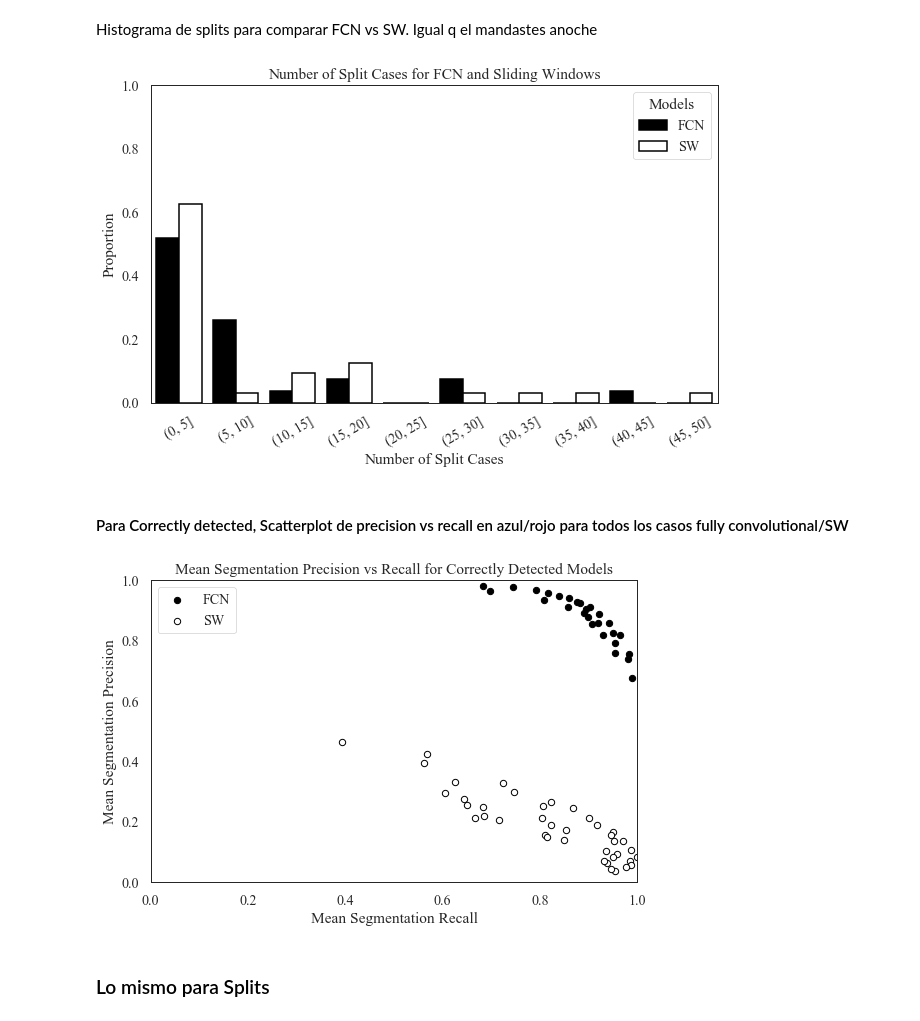
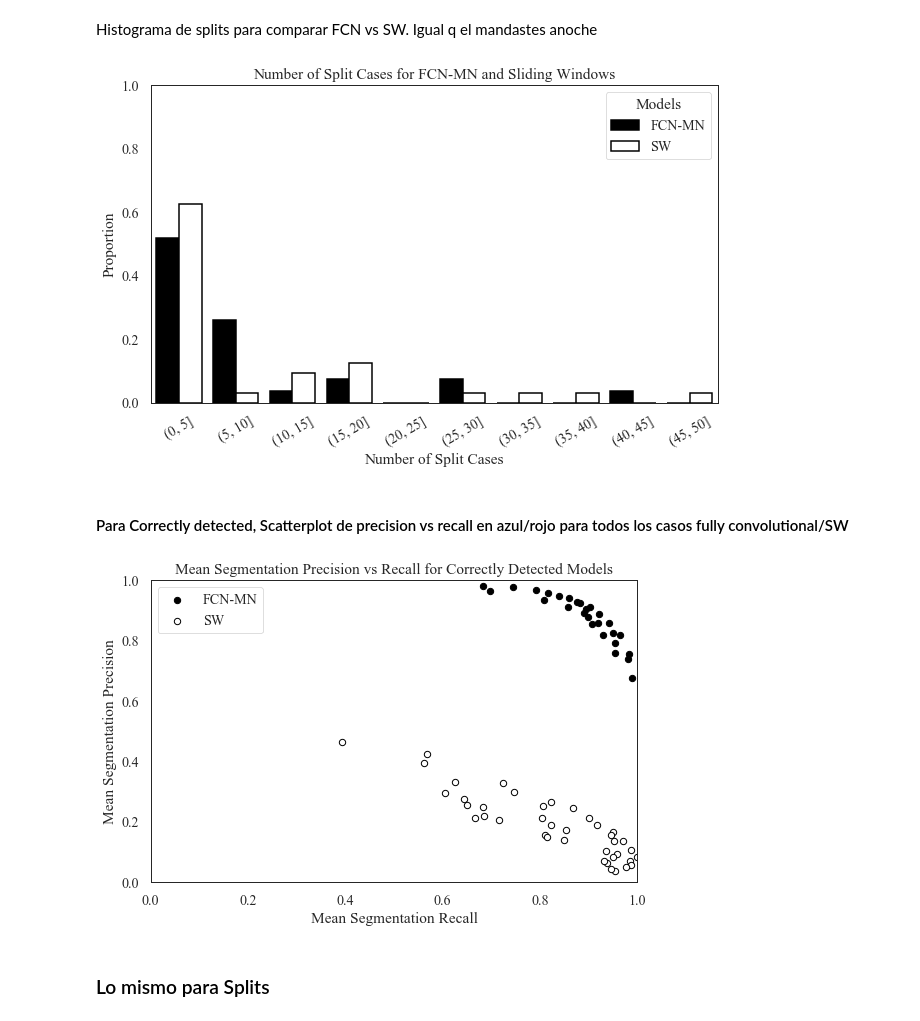
Before and after one commit to WencesVillegasMarset/deep_bud_detection_2d, a Jupyter notebook: PlotsClean.ipynb, the cells around one changed output. Cells and saved outputs as stored; diff of their text form; code cells hidden in the pictures.

```diff
--- a/PlotsClean.ipynb
+++ b/PlotsClean.ipynb
@@ -58,32 +46,31 @@ detection_report = pd.read_csv(os.path.join(CSV_PATH, 'new_detection_report_full
 # %%
 def get_split_distribution_barplot(data, models=None):
     bins = np.linspace(0,50, 11, endpoint=True).astype(int)
     fragments = []
     for model in ['s', 'px']:
         temp = data.loc[(data.model_name.str.endswith(model))].split
         frag = pd.cut(temp, bins=bins).value_counts().reset_index()
         if model == 's':
-            frag['model'] = "FCN"
+            frag['model'] = "FCN-MN"
         else:
             frag['model'] = "SW"
         frag['split'] = frag['split'] / frag['split'].sum()
         fragments.append(frag)
     full = pd.concat(fragments, axis=0)
     # Custom colors
     colors = ["#000000", "#FFFFFF"]
     custom_palette = sns.set_palette(sns.color_palette(colors))
 
     plt.figure(figsize=(9,6))
     sns.barplot(data=full, x='index', y='split', hue='model', palette=custom_palette, edgecolor='black', linewidth=1.5)
     plt.xlabel('Number of Split Cases')
     plt.ylabel('Proportion')
     plt.ylim((0,1))
     plt.xticks(rotation=30)
     plt.legend(title="Models", frameon=True)
-    plt.title('Number of Split Cases for FCN and Sliding Windows')
+    plt.title('Number of Split Cases for FCN-MN and Sliding Windows')
     plt.tight_layout()
-    plt.savefig(os.path.join(FIGURES_PATH, "PPP_split_distribution.png"), dpi=200)
-
+    plt.savefig(os.path.join(FIGURES_PATH, "PPP_split_distribution.png"), dpi=250)
 get_split_distribution_barplot(detection_report)
 # %% [output]
-[figure, old version]
+[figure, new version]
@@ -100,7 +84,7 @@ sw_recall = full_sw.loc[full_sw['metric'] == 'CORRECT_DETECTION'].groupby(['mode
 
 # Plot
 
-sns.scatterplot(x=fcn_recall, y=fcn_precision,label='FCN', color='black',edgecolor='black', linewidth=1, s=40)
+sns.scatterplot(x=fcn_recall, y=fcn_precision,label='FCN-MN', color='black',edgecolor='black', linewidth=1, s=40)
 sns.scatterplot(x=sw_recall, y=sw_precision, color='w', edgecolor='black', label='SW', linewidth=1, s=40)
 plt.title('Mean Segmentation Precision vs Recall for Correctly Detected Models')
 plt.xlabel('Mean Segmentation Recall')
@@ -109,9 +93,9 @@ plt.xlim((0,1))
 plt.ylim((0,1))
 plt.legend(frameon=True)
 plt.tight_layout()
-plt.savefig(os.path.join(FIGURES_PATH, ".XXX_correctly_detected.png"), dpi=200)
+plt.savefig(os.path.join(FIGURES_PATH, "XXX_correctly_detected.png"), dpi=250)
 # %% [output]
-[figure, old version]
+[figure, new version]
 # %% [markdown]
 ### Lo mismo para Splits
 # %%
```
Also changed, not shown: parts of 13 cells of this notebook, 14 other files.
